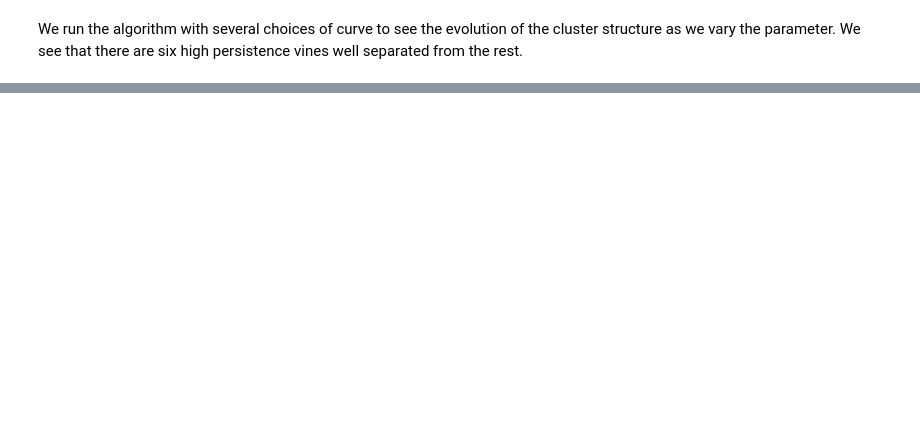
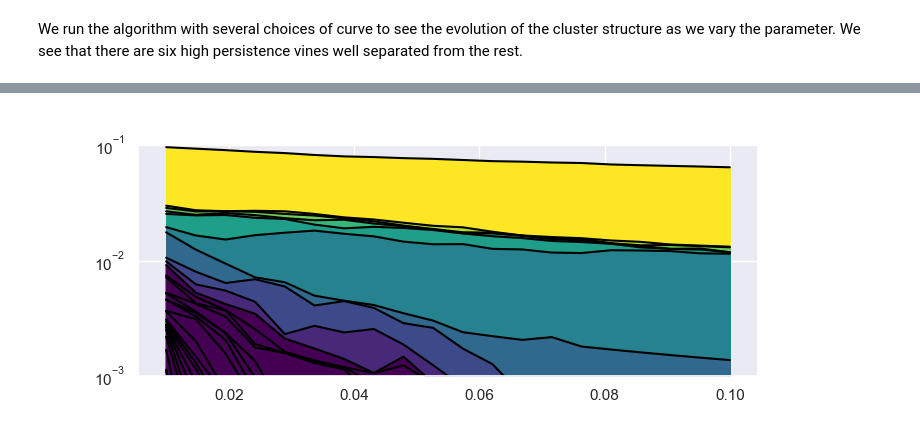
Before and after one commit to LuisScoccola/persistable, a Jupyter notebook: example-6-clusters.ipynb, the cells around one changed output, grey strips where cells are left out. Cells and saved outputs as stored; diff of their text form; code cells hidden in the pictures; blank space fills up the shorter version.

```diff
--- a/example-6-clusters.ipynb
+++ b/example-6-clusters.ipynb
@@ -28,9 +28,8 @@ x = MPSpace(X)
 x.fit()
 
 x0 = x.connection_radius()
-initial_k = 0.01
-final_k = 0.1
-N_PARAMETERS = 20
+
+initial_k = 0.01 ; final_k = 0.1 ; N_PARAMETERS = 20
 
 gammas = [ Gamma_curve.linear_interpolator_alpha_s_indexed(k, x0) for k in np.linspace(initial_k, final_k, num=N_PARAMETERS) ]
-PDs = [ x.gamma_linkage(curve).PD()[0] for curve in gammas ]
+pds = x.gamma_prominence_vineyard(gammas)
@@ -44 +36,9 @@ plotProminenceVineyard(PDs, N_PARAMETERS, initial_k, final_k, kappa = kappa, tau
+# %%
+fig, ax = plt.subplots(figsize=(8,3))
+plt.yscale("log")
+plt.ylim([0.001,0.1])
+pv = ProminenceVineyard(np.linspace(initial_k, final_k, num=N_PARAMETERS),pds)
+pv.plot_prominence_vineyard(ax)
+# %% [output]
+[figure, added]
 # %%
```
Also changed, not shown: parts of 6 cells of this notebook, 12 other files.
